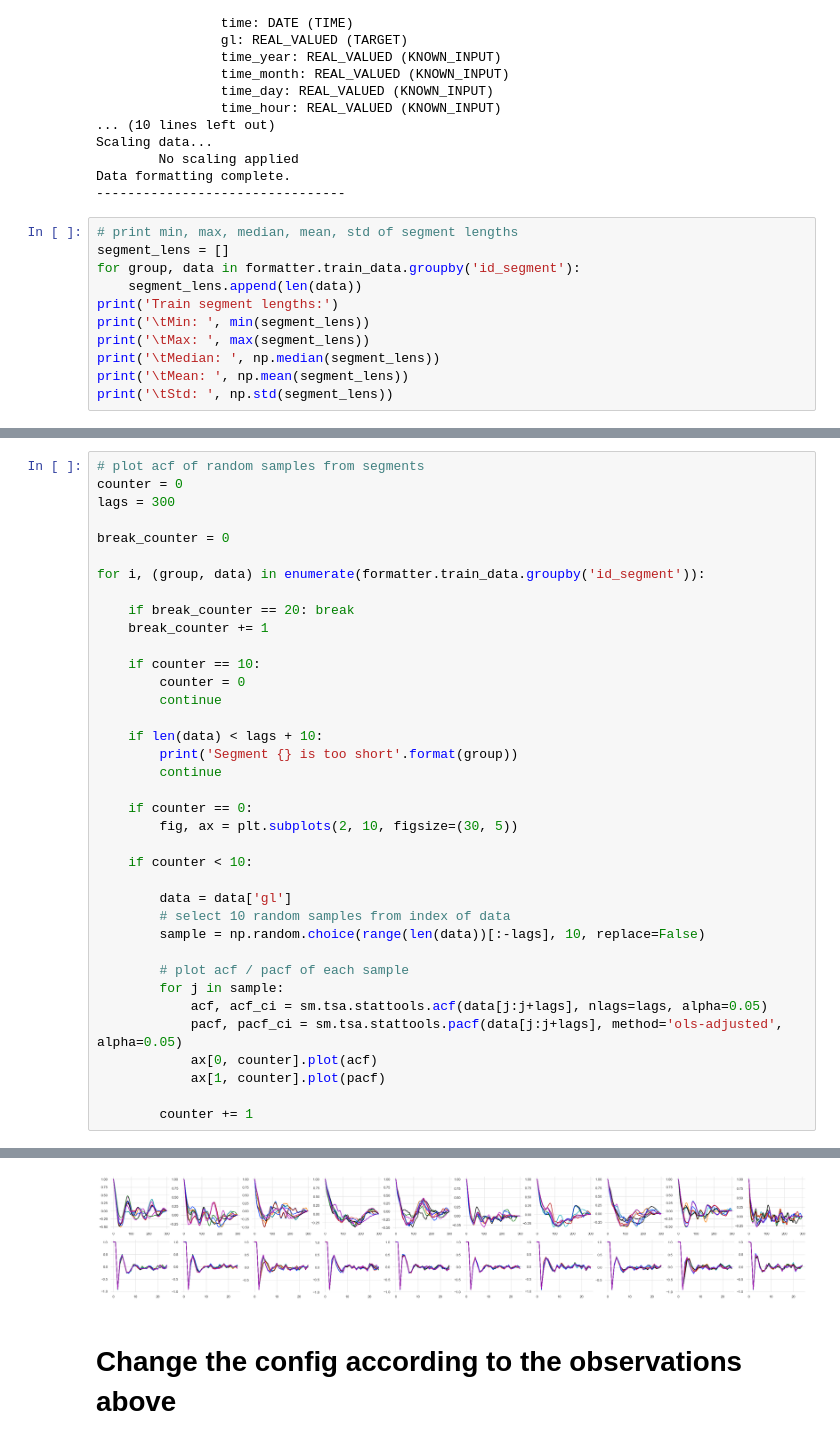
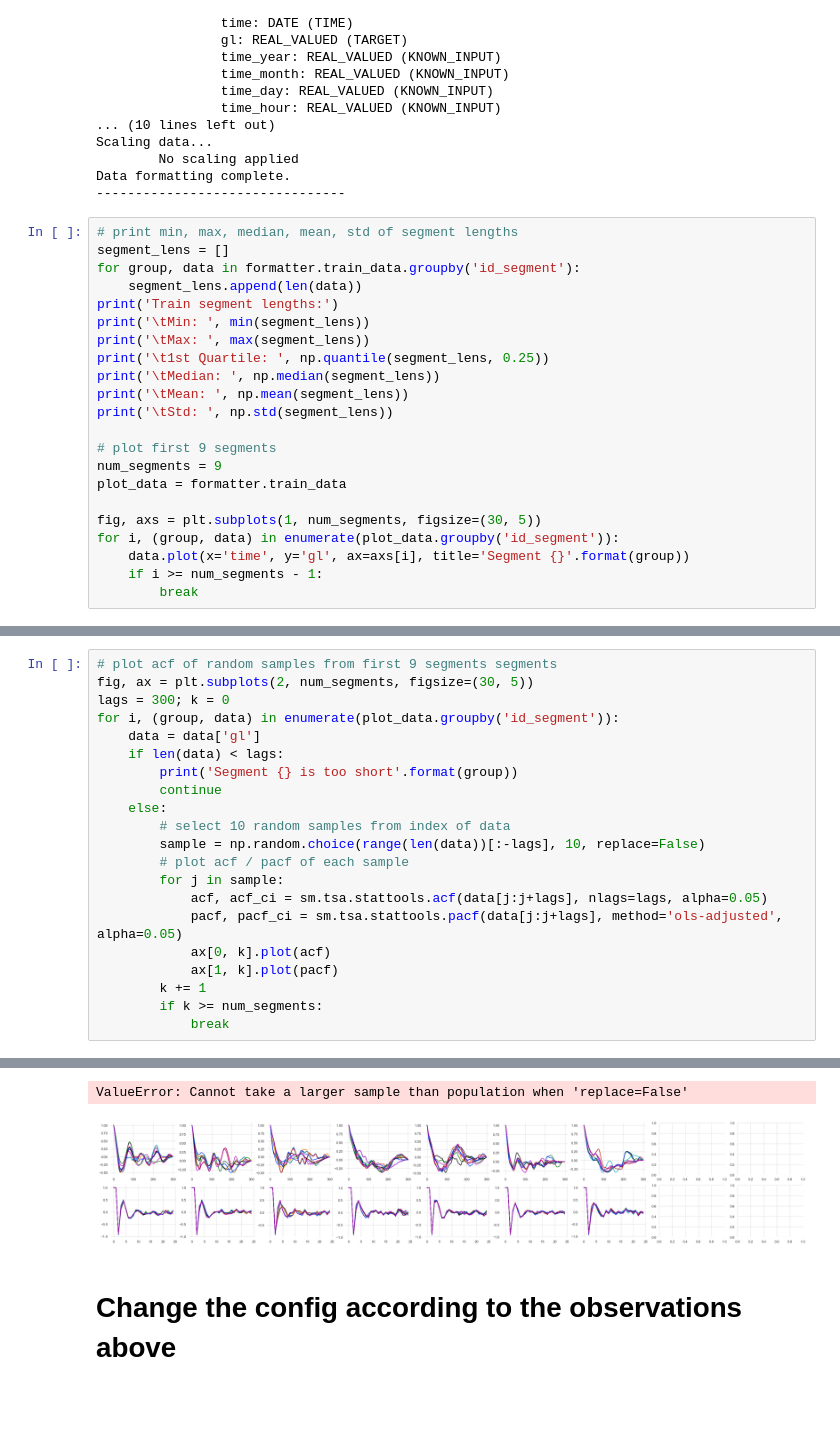
Before and after one commit to IrinaStatsLab/GlucoBench, a Jupyter notebook: exploratory_analysis/colas.ipynb, the cells around one changed output, grey strips where cells are left out. Cells and saved outputs as stored; diff of their text form; blank space fills up the shorter version.

```diff
--- a/exploratory_analysis/colas.ipynb
+++ b/exploratory_analysis/colas.ipynb
@@ -125,9 +141,20 @@ for group, data in formatter.train_data.groupby('id_segment'):
 print('Train segment lengths:')
 print('\tMin: ', min(segment_lens))
 print('\tMax: ', max(segment_lens))
+print('\t1st Quartile: ', np.quantile(segment_lens, 0.25))
 print('\tMedian: ', np.median(segment_lens))
 print('\tMean: ', np.mean(segment_lens))
 print('\tStd: ', np.std(segment_lens))
+
+# plot first 9 segments
+num_segments = 9
+plot_data = formatter.train_data
+
+fig, axs = plt.subplots(1, num_segments, figsize=(30, 5))
+for i, (group, data) in enumerate(plot_data.groupby('id_segment')):
+    data.plot(x='time', y='gl', ax=axs[i], title='Segment {}'.format(group))
+    if i >= num_segments - 1:
+        break
 # %% [output]
 Train segment lengths:
         Min:  1
@@ -164,40 +167,24 @@ for i, (group, data) in enumerate(formatter.train_data.groupby('id_segment')):
 # %%
-# plot acf of random samples from segments
-counter = 0
-lags = 300
-
-break_counter = 0
-
-for i, (group, data) in enumerate(formatter.train_data.groupby('id_segment')):
-
-    if break_counter == 20: break
-    break_counter += 1
-
-    if counter == 10:
-        counter = 0
-        continue
-
-    if len(data) < lags + 10:
+# plot acf of random samples from first 9 segments segments
+fig, ax = plt.subplots(2, num_segments, figsize=(30, 5))
+lags = 300; k = 0
+for i, (group, data) in enumerate(plot_data.groupby('id_segment')):
+    data = data['gl']
+    if len(data) < lags:
         print('Segment {} is too short'.format(group))
         continue
-
-    if counter == 0:
-        fig, ax = plt.subplots(2, 10, figsize=(30, 5))
-
-    if counter < 10:
-
-        data = data['gl']
+    else:
         # select 10 random samples from index of data
         sample = np.random.choice(range(len(data))[:-lags], 10, replace=False)
-
         # plot acf / pacf of each sample
         for j in sample:
             acf, acf_ci = sm.tsa.stattools.acf(data[j:j+lags], nlags=lags, alpha=0.05)
             pacf, pacf_ci = sm.tsa.stattools.pacf(data[j:j+lags], method='ols-adjusted', alpha=0.05)
-            ax[0, counter].plot(acf)
-            ax[1, counter].plot(pacf)
-
-        counter += 1
+            ax[0, k].plot(acf)
+            ax[1, k].plot(pacf)
+        k += 1
+        if k >= num_segments:
+            break
 # %% [output]
 Segment 1 is too short
 Segment 5 is too short
@@ -212,3 +196,4 @@ Segment 16 is too short
+ValueError: Cannot take a larger sample than population when 'replace=False'
-[figure, old version]
+[figure, new version]
 # %% [markdown]
 # Change the config according to the observations above
```
Also changed, not shown: parts of 70 cells of this notebook, 2 other files.
